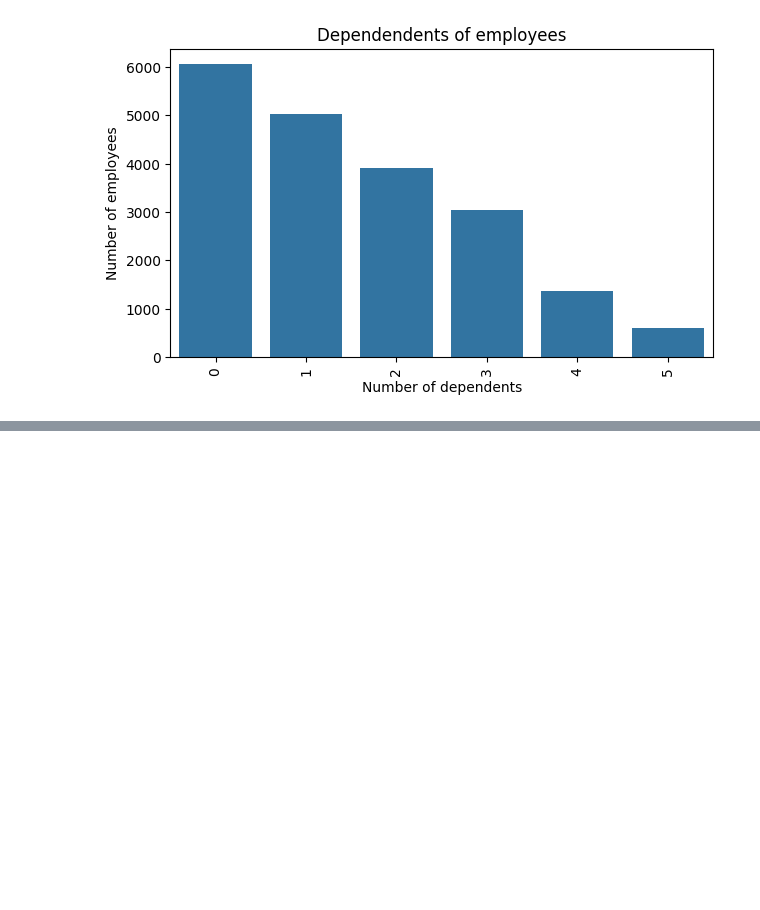
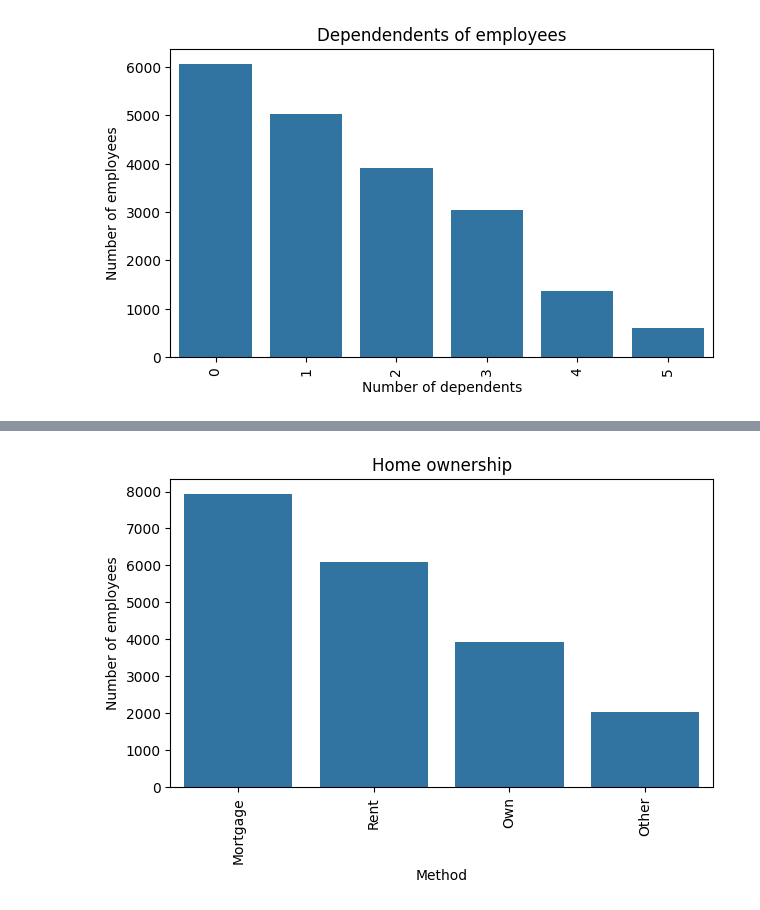
Before and after one commit to oshengeenath/loan_risk_score, a Jupyter notebook: main.ipynb, the cells around one changed output, grey strips where cells are left out. Drawn from its saved outputs; the diff is of its cells as text; code cells hidden in the pictures; blank space fills up the shorter version.

```diff
--- a/main.ipynb
+++ b/main.ipynb
@@ -141,0 +142,14 @@ plt.show()
+# %%
+
+employment_count = data["HomeOwnershipStatus"].value_counts()
+
+#plotting the bar chart
+plt.figure(figsize=(7,4))
+sns.barplot(x=employment_count.index, y=employment_count.values)
+plt.title("Home ownership")
+plt.xlabel("Method")
+plt.ylabel("Number of employees")
+plt.xticks(rotation=90)
+plt.show()
+# %% [output]
+[figure, added]
```
Also changed, not shown: parts of 1 cell of this notebook.
